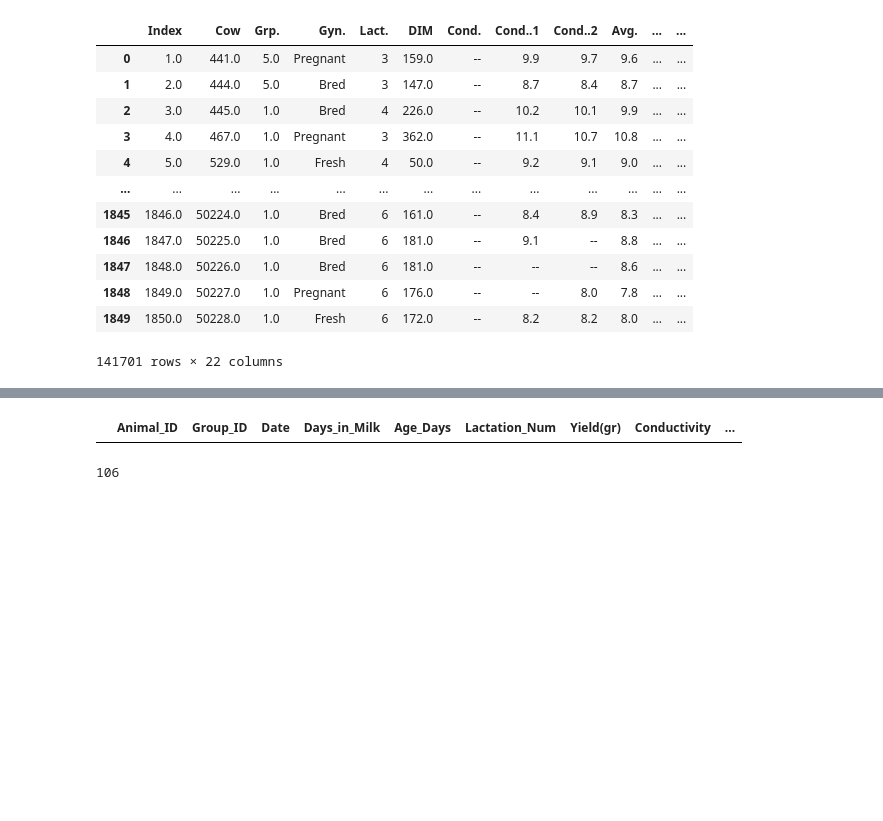
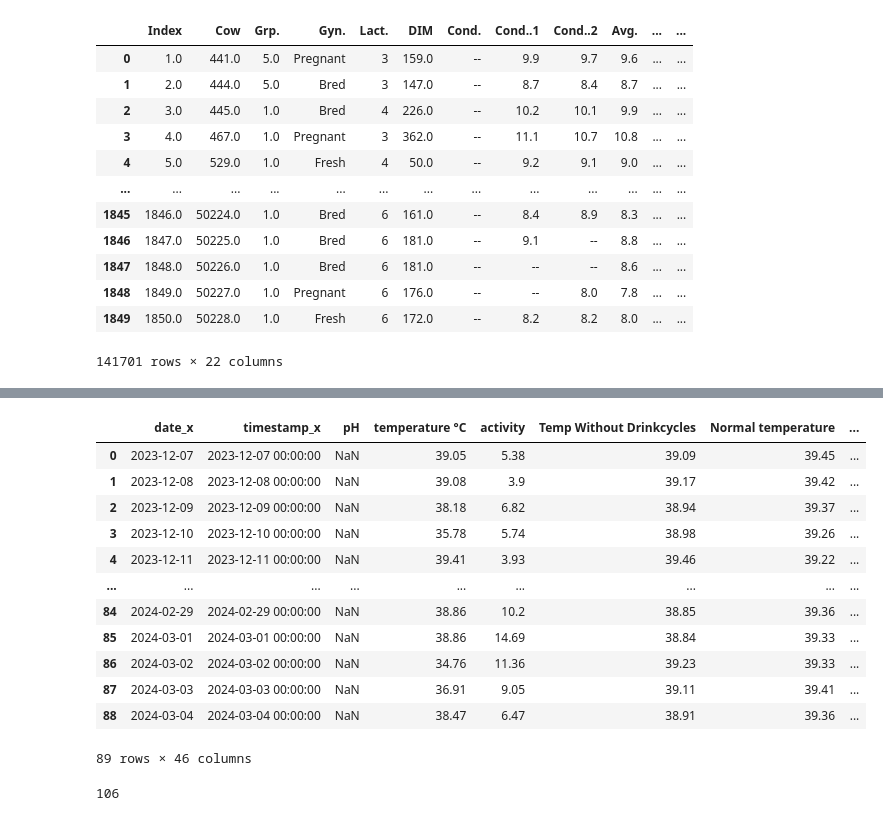
Before and after one commit to rajeshneupane7/merging, a Jupyter notebook: henk_data.ipynb, the cells around one changed output, grey strips where cells are left out. Drawn from its saved outputs; the diff is of its cells as text; code cells hidden in the pictures; blank space fills up the shorter version.

```diff
--- a/henk_data.ipynb
+++ b/henk_data.ipynb
@@ -311,7 +374,23 @@ Processing complete.
+# %%
+temp=subset1.merge(subset2, left_on=['animal_id', 'date_x'], right_on=['Cow', 'date'], how='outer')
 # %%
-subset3
+temp2= temp.merge(subset3, left_on=['animal_id', 'date_x'], right_on=['Animal_ID', 'Date'], how='outer')
-# %% [output]
-|  | Animal_ID | Group_ID | Date | Days_in_Milk | Age_Days | Lactation_Num | Yield(gr) | Conductivity | ... |
+# %%
+temp2
+# %% [output]
+|  | date_x | timestamp_x | pH | temperature °C | activity | Temp Without Drinkcycles | Normal temperature | ... |
+| 0 | 2023-12-07 | 2023-12-07 00:00:00 | NaN | 39.05 | 5.38 | 39.09 | 39.45 | ... |
+| 1 | 2023-12-08 | 2023-12-08 00:00:00 | NaN | 39.08 | 3.9 | 39.17 | 39.42 | ... |
+| 2 | 2023-12-09 | 2023-12-09 00:00:00 | NaN | 38.18 | 6.82 | 38.94 | 39.37 | ... |
+| 3 | 2023-12-10 | 2023-12-10 00:00:00 | NaN | 35.78 | 5.74 | 38.98 | 39.26 | ... |
+| 4 | 2023-12-11 | 2023-12-11 00:00:00 | NaN | 39.41 | 3.93 | 39.46 | 39.22 | ... |
+| ... | ... | ... | ... | ... | ... | ... | ... | ... |
+| 84 | 2024-02-29 | 2024-02-29 00:00:00 | NaN | 38.86 | 10.2 | 38.85 | 39.36 | ... |
+| 85 | 2024-03-01 | 2024-03-01 00:00:00 | NaN | 38.86 | 14.69 | 38.84 | 39.33 | ... |
+| 86 | 2024-03-02 | 2024-03-02 00:00:00 | NaN | 34.76 | 11.36 | 39.23 | 39.33 | ... |
+| 87 | 2024-03-03 | 2024-03-03 00:00:00 | NaN | 36.91 | 9.05 | 39.11 | 39.41 | ... |
+| 88 | 2024-03-04 | 2024-03-04 00:00:00 | NaN | 38.47 | 6.47 | 38.91 | 39.36 | ... |
+89 rows × 46 columns
 # %%
 len(final_df.date_y.unique())
 # %% [output]
```
Also changed, not shown: parts of 13 cells of this notebook, 1 other file.
